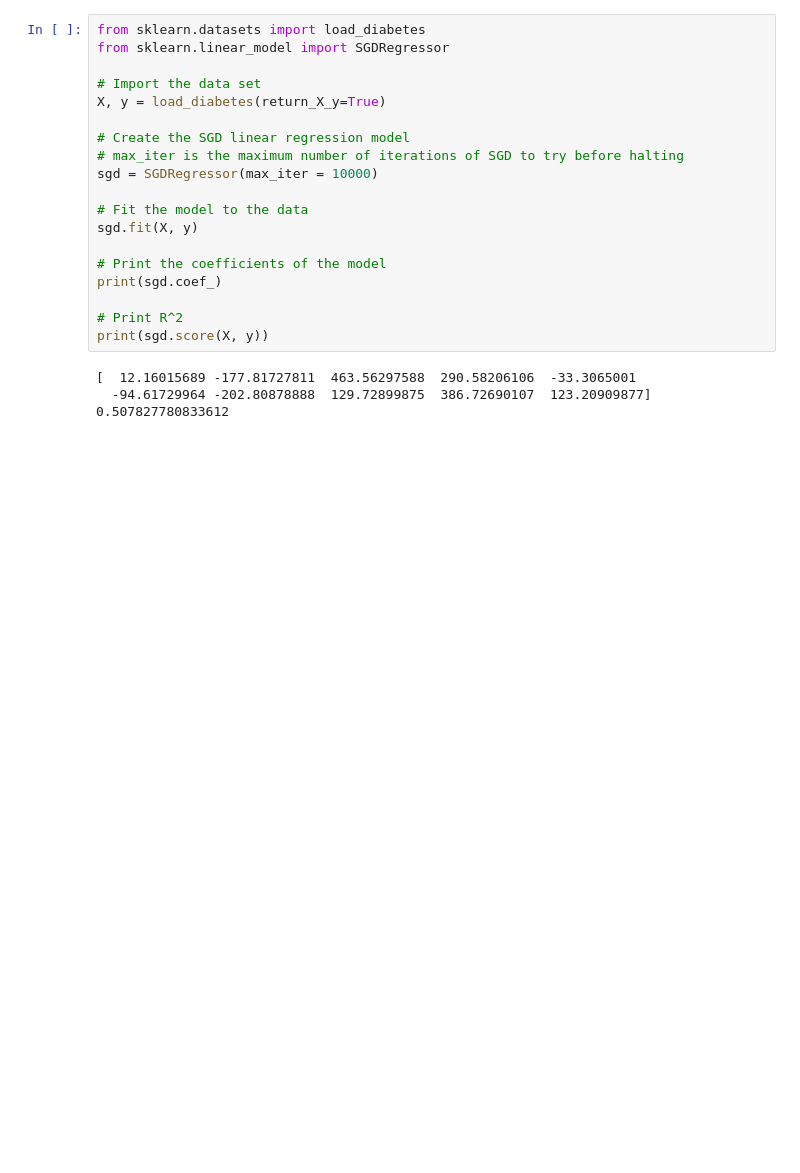
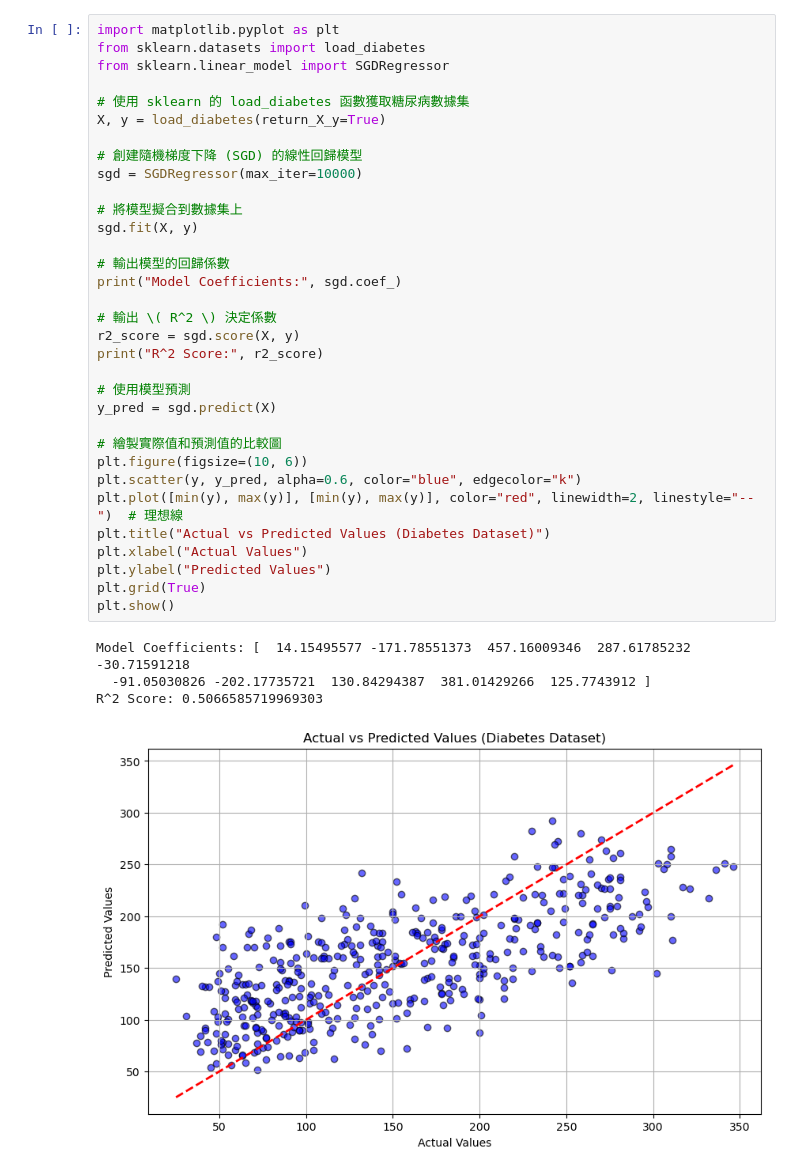
Before and after one commit to benson1231/DataScience, a Jupyter notebook: Python/MachineLearning/LinearRegression.ipynb, the cells around one changed output. Drawn from its saved outputs; the diff is of its cells as text; blank space fills up the shorter version.

Commit message:
linear regression

```diff
--- a/Python/MachineLearning/LinearRegression.ipynb
+++ b/Python/MachineLearning/LinearRegression.ipynb
@@ -73,24 +102,39 @@ plt.show()
 # %%
+import matplotlib.pyplot as plt
 from sklearn.datasets import load_diabetes
 from sklearn.linear_model import SGDRegressor
 
-# Import the data set
+# 使用 sklearn 的 load_diabetes 函數獲取糖尿病數據集
 X, y = load_diabetes(return_X_y=True)
 
-# Create the SGD linear regression model
-# max_iter is the maximum number of iterations of SGD to try before halting
-sgd = SGDRegressor(max_iter = 10000)
+# 創建隨機梯度下降 (SGD) 的線性回歸模型
+sgd = SGDRegressor(max_iter=10000)
 
-# Fit the model to the data
+# 將模型擬合到數據集上
 sgd.fit(X, y)
 
-# Print the coefficients of the model
-print(sgd.coef_)
+# 輸出模型的回歸係數
+print("Model Coefficients:", sgd.coef_)
 
-# Print R^2
-print(sgd.score(X, y))
+# 輸出 \( R^2 \) 決定係數
+r2_score = sgd.score(X, y)
+print("R^2 Score:", r2_score)
+
+# 使用模型預測
+y_pred = sgd.predict(X)
+
+# 繪製實際值和預測值的比較圖
+plt.figure(figsize=(10, 6))
+plt.scatter(y, y_pred, alpha=0.6, color="blue", edgecolor="k")
+plt.plot([min(y), max(y)], [min(y), max(y)], color="red", linewidth=2, linestyle="--")  # 理想線
+plt.title("Actual vs Predicted Values (Diabetes Dataset)")
+plt.xlabel("Actual Values")
+plt.ylabel("Predicted Values")
+plt.grid(True)
+plt.show()
 # %% [output]
-[  12.16015689 -177.81727811  463.56297588  290.58206106  -33.3065001
-  -94.61729964 -202.80878888  129.72899875  386.72690107  123.20909877]
-0.507827780833612
+Model Coefficients: [  14.15495577 -171.78551373  457.16009346  287.61785232  -30.71591218
+  -91.05030826 -202.17735721  130.84294387  381.01429266  125.7743912 ]
+R^2 Score: 0.5066585719969303
+[figure, added]
 # %% [markdown]
```
Also changed, not shown: parts of 11 cells of this notebook, 1 other file.
